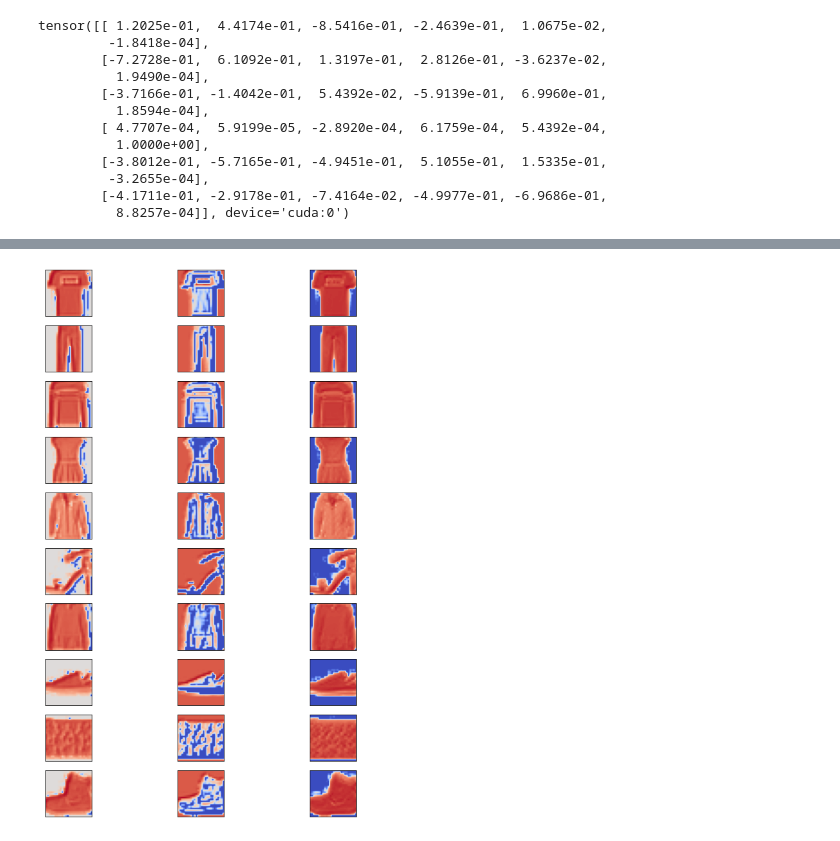
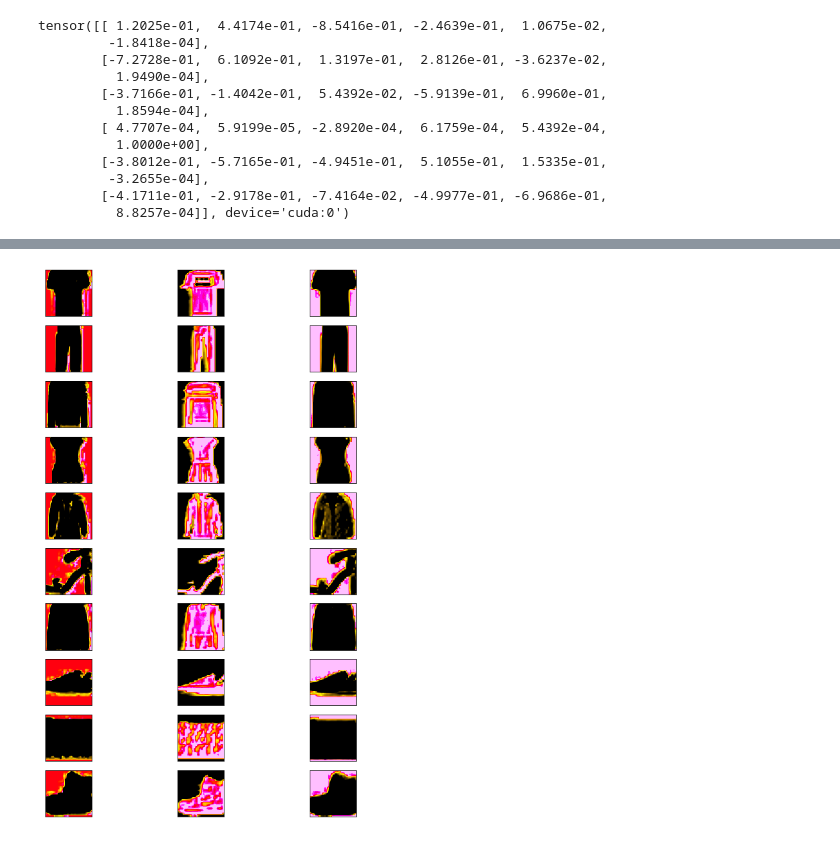
Before and after one commit to edkins/torch-play, a Jupyter notebook: notebooks/fashion_cnn1.ipynb, the cells around one changed output, grey strips where cells are left out. Drawn from its saved outputs; the diff is of its cells as text; code cells hidden in the pictures.

```diff
--- a/notebooks/fashion_cnn1.ipynb
+++ b/notebooks/fashion_cnn1.ipynb
@@ -78,6 +79,6 @@ ra.mul_cols(mat).plot()
 # %%
 mat2 = m.activate(256).get_activation_grid(1).nmf_matrix_cols(3)
-m.activate('classes').get_activation_grid(1).mul_cols(mat2).plot((10,15),norm='cols')
+m.activate('classes').get_activation_grid(1).mul_cols(mat2).plot((10,15))
 # %% [output]
-[figure, old version]
+[figure, new version]
 # %%
```
Also changed, not shown: parts of 8 cells of this notebook, 1 other file.
